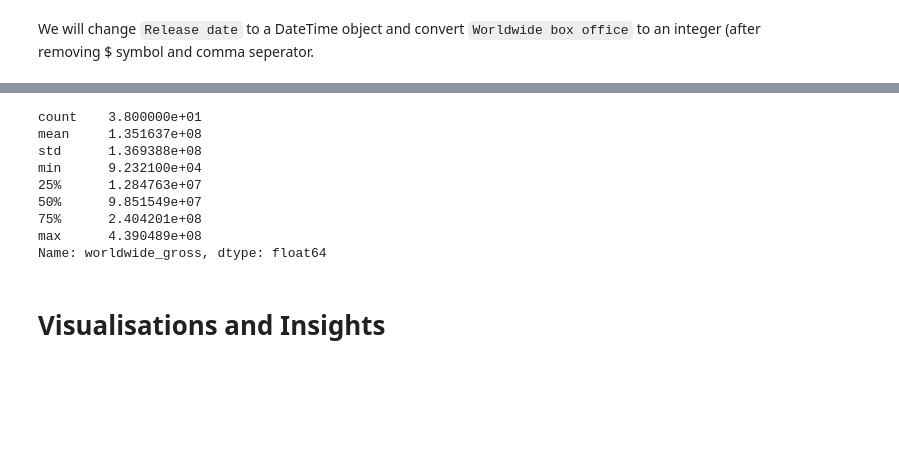
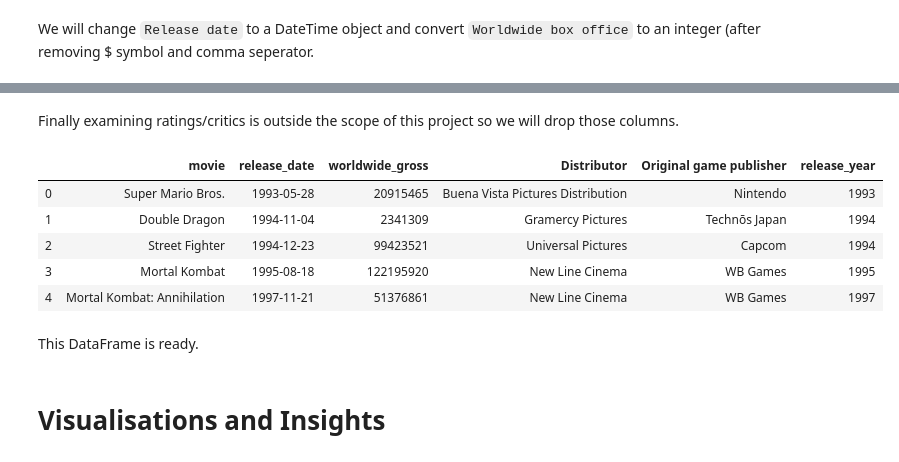
Before and after one commit to nadinezab/making-movies, a Jupyter notebook: Making Movies.ipynb, the cells around one changed output, grey strips where cells are left out. Cells and saved outputs as stored; diff of their text form; code cells hidden in the pictures; blank space fills up the shorter version.

```diff
--- a/Making Movies.ipynb
+++ b/Making Movies.ipynb
@@ -835,12 +839,2 @@ numclean(videogamemoviesdf,'worldwide_gross')
-# %%
-videogamemoviesdf['worldwide_gross'].describe()
-# %% [output]
-count    3.800000e+01
-mean     1.351637e+08
-std      1.369388e+08
-min      9.232100e+04
-25%      1.284763e+07
-50%      9.851549e+07
-75%      2.404201e+08
-max      4.390489e+08
-Name: worldwide_gross, dtype: float64
+# %% [markdown]
+Finally examining ratings/critics is outside the scope of this project so we will drop those columns.
@@ -847,3 +844,14 @@ Name: worldwide_gross, dtype: float64
+# %%
+videogamemoviesdf.head()
+# %% [output]
+|  | movie | release_date | worldwide_gross | Distributor | Original game publisher | release_year |
+| 0 | Super Mario Bros. | 1993-05-28 | 20915465 | Buena Vista Pictures Distribution | Nintendo | 1993 |
+| 1 | Double Dragon | 1994-11-04 | 2341309 | Gramercy Pictures | Technōs Japan | 1994 |
+| 2 | Street Fighter | 1994-12-23 | 99423521 | Universal Pictures | Capcom | 1994 |
+| 3 | Mortal Kombat | 1995-08-18 | 122195920 | New Line Cinema | WB Games | 1995 |
+| 4 | Mortal Kombat: Annihilation | 1997-11-21 | 51376861 | New Line Cinema | WB Games | 1997 |
+# %% [markdown]
+This DataFrame is ready.
 # %% [markdown]
 # Visualisations and Insights
 # %% [markdown]
```
Also changed, not shown: parts of 27 cells of this notebook.
